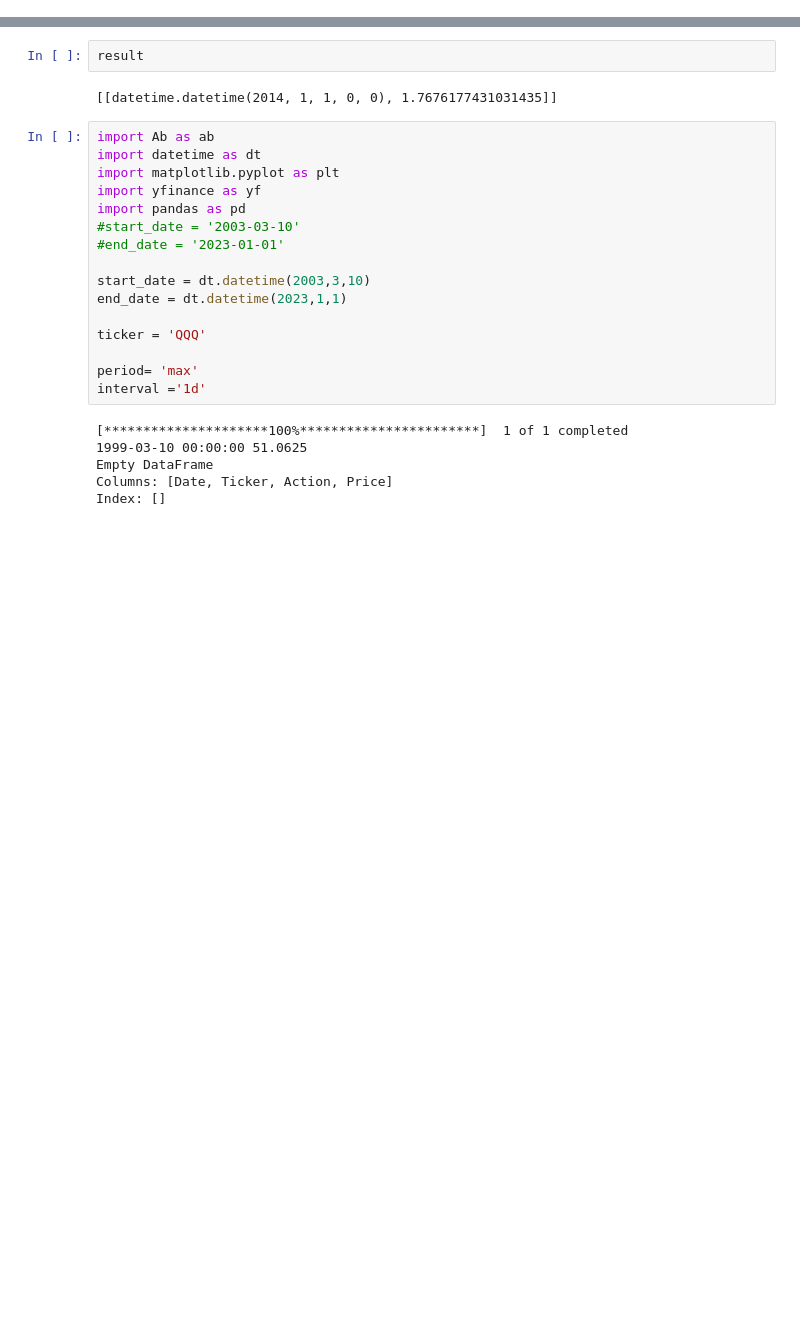
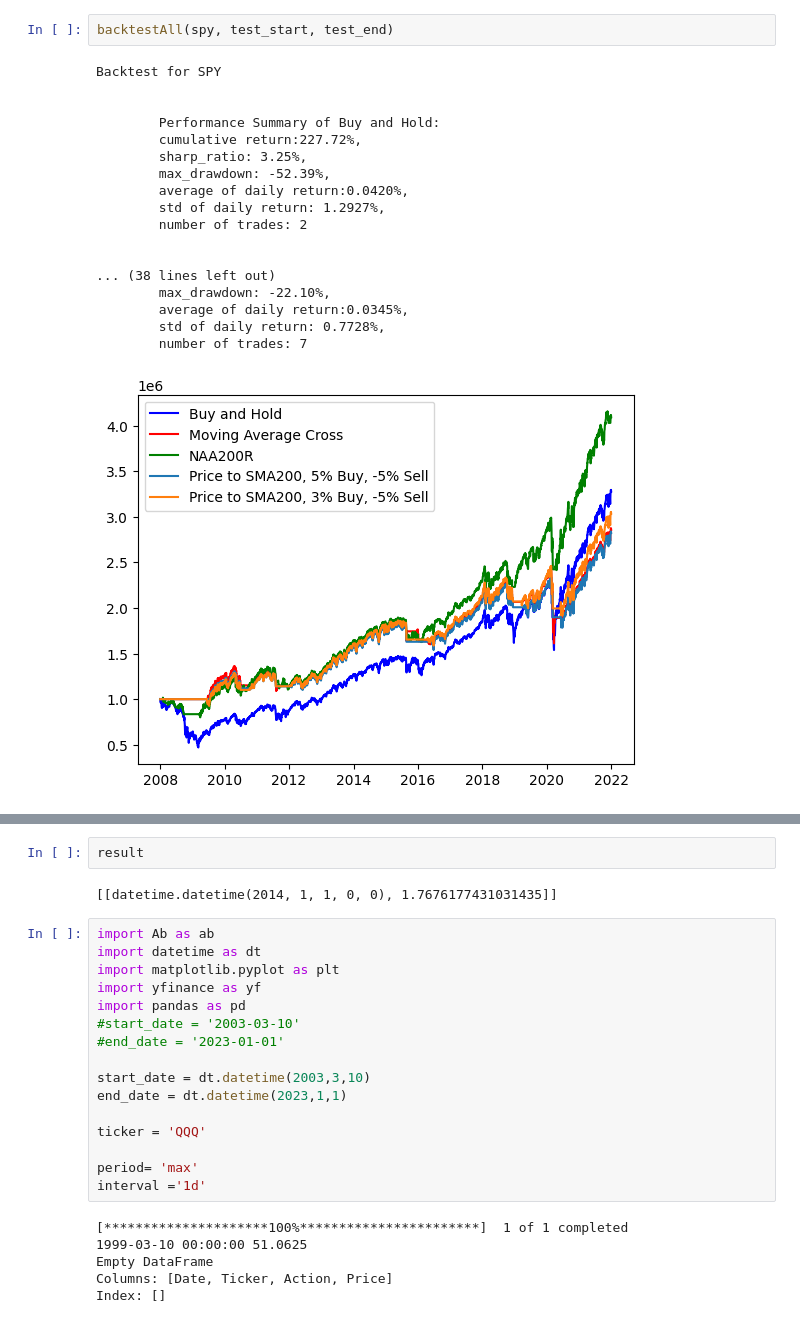
Before and after one commit to sylviawusyl/backtesting, a Jupyter notebook: Ab_test.ipynb, the cells around one changed output, grey strips where cells are left out. Saved outputs shown, nothing was run; the diff lists cells and outputs as text; blank space fills up the shorter version.

```diff
--- a/Ab_test.ipynb
+++ b/Ab_test.ipynb
@@ -93,3 +144,24 @@ qqq2.data['ShortMA'].plot()
+# %%
+backtestAll(spy, test_start, test_end)
+# %% [output]
+Backtest for SPY
+
+
+        Performance Summary of Buy and Hold:
+        cumulative return:227.72%,
+        sharp_ratio: 3.25%,
+        max_drawdown: -52.39%,
+        average of daily return:0.0420%,
+        std of daily return: 1.2927%,
+        number of trades: 2
+
+
+... (38 lines left out)
+        max_drawdown: -22.10%,
+        average of daily return:0.0345%,
+        std of daily return: 0.7728%,
+        number of trades: 7
+[figure, added]
 # %%
 #backtest buy and hold strategy over 5 year periods
 #starting date 30 days apart
```
Also changed, not shown: parts of 12 cells of this notebook, 1 other file.
